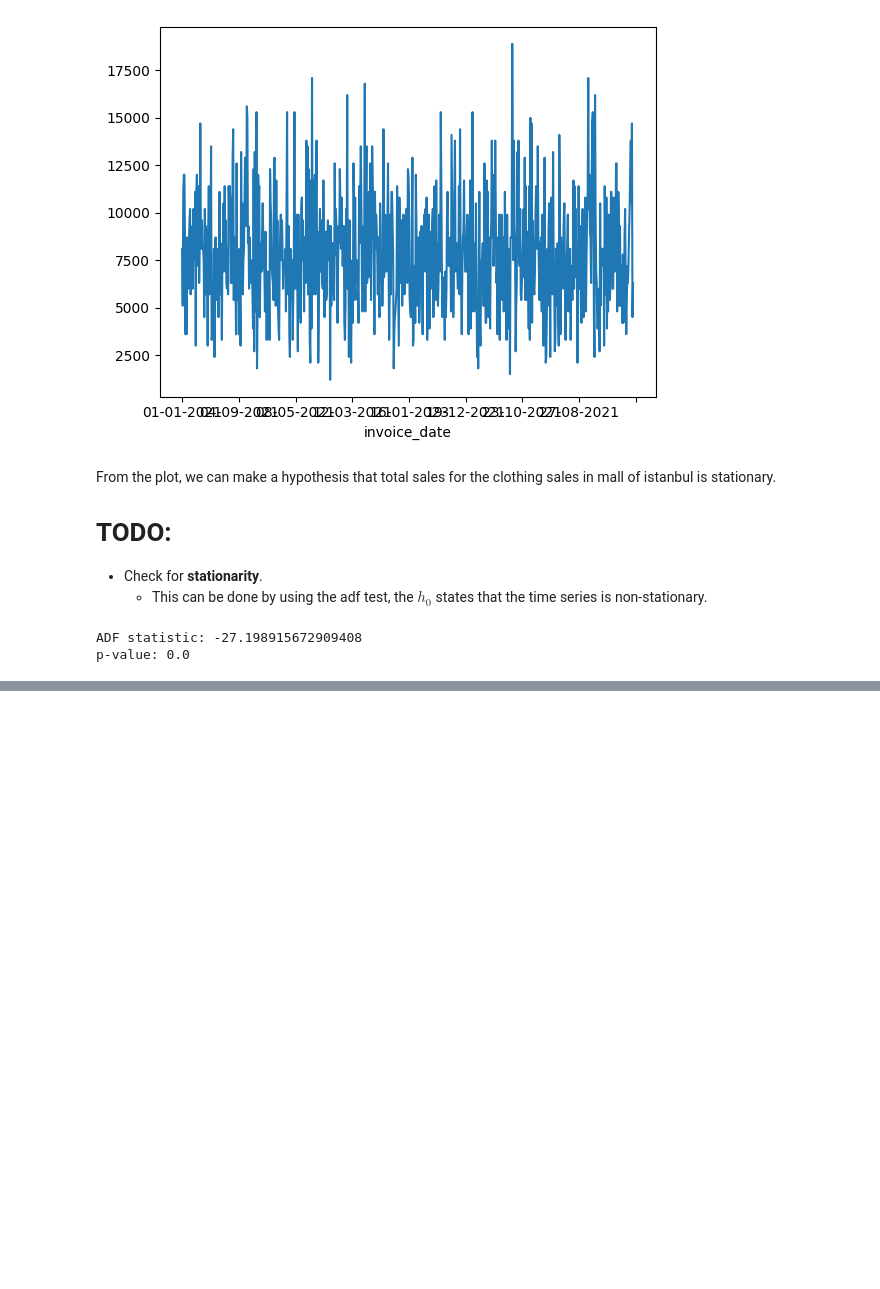
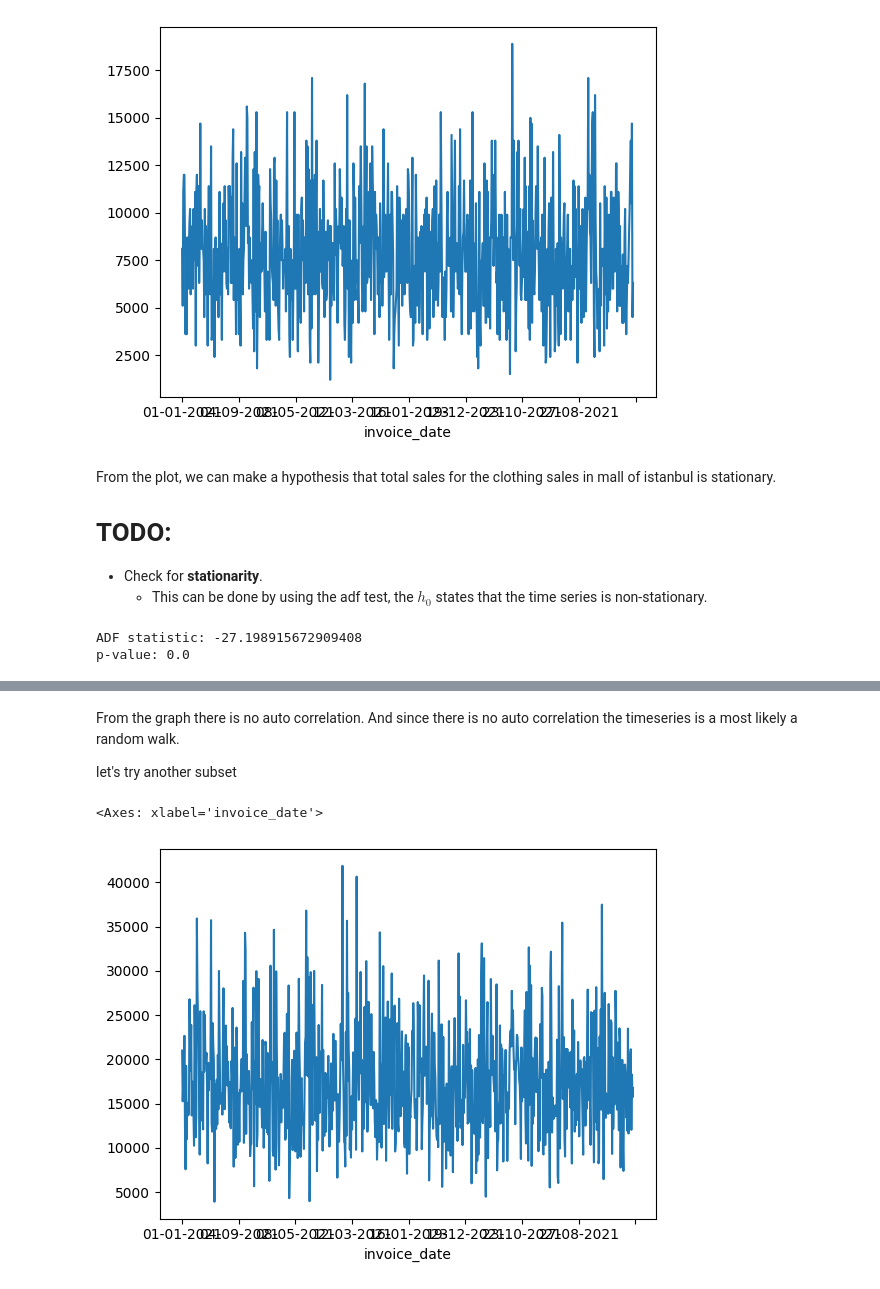
Before and after one commit to abdulaziz-aljamhour/sales-tsa, a Jupyter notebook: notebooks/eda.ipynb, the cells around one changed output, grey strips where cells are left out. Drawn from its saved outputs; the diff is of its cells as text; code cells hidden in the pictures; blank space fills up the shorter version.

```diff
--- a/notebooks/eda.ipynb
+++ b/notebooks/eda.ipynb
@@ -120,0 +127,10 @@ This means that the timeseries is indeed stationary.
+# %% [markdown]
+From the graph there is no auto correlation. And since there is no auto correlation the timeseries is a most likely a random walk.
+
+let's try another subset
+# %%
+df = df_moi.groupby('invoice_date')['price'].sum()
+df.plot(kind='line')
+# %% [output]
+<Axes: xlabel='invoice_date'>
+[figure, added]
```
Also changed, not shown: parts of 8 cells of this notebook.
